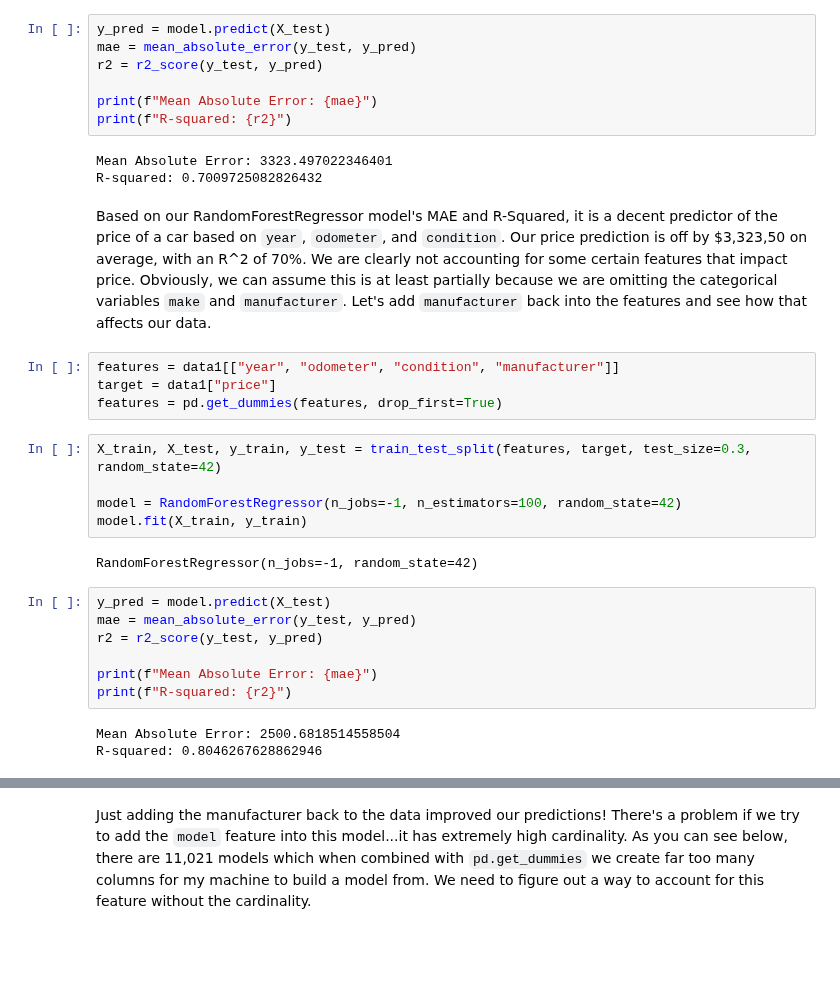
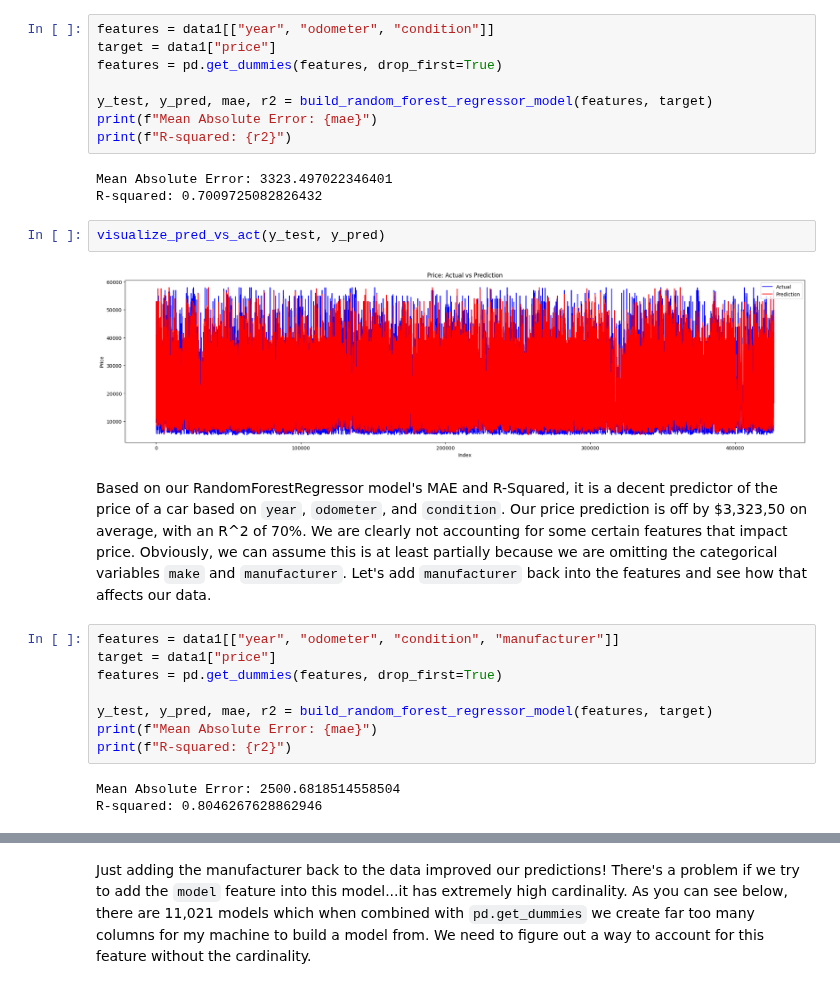
Before and after one commit to dslapelis/ML-AI-11.1, a Jupyter notebook: prompt_II.ipynb, the cells around one changed output, grey strips where cells are left out. Saved outputs shown, nothing was run; the diff lists cells and outputs as text; blank space fills up the shorter version.

```diff
--- a/prompt_II.ipynb
+++ b/prompt_II.ipynb
@@ -245,33 +263,28 @@ RandomForestRegressor(n_jobs=-1, random_state=42)
 # %%
-y_pred = model.predict(X_test)
-mae = mean_absolute_error(y_test, y_pred)
-r2 = r2_score(y_test, y_pred)
+features = data1[["year", "odometer", "condition"]]
+target = data1["price"]
+features = pd.get_dummies(features, drop_first=True)
 
+y_test, y_pred, mae, r2 = build_random_forest_regressor_model(features, target)
 print(f"Mean Absolute Error: {mae}")
 print(f"R-squared: {r2}")
 # %% [output]
 Mean Absolute Error: 3323.497022346401
 R-squared: 0.7009725082826432
+# %%
+visualize_pred_vs_act(y_test, y_pred)
+# %% [output]
+[figure, added]
 # %% [markdown]
 Based on our RandomForestRegressor model's MAE and R-Squared, it is a decent predictor of the price of a car based on `year`, `odometer`, and `condition`. Our price prediction is off by $3,323,50 on average, with an R^2 of 70%. We are clearly not accounting for some certain features that impact price. Obviously, we can assume this is at least partially because we are omitting the categorical variables `make` and `manufacturer`. Let's add `manufacturer` back into the features and see how that affects our data.
 # %%
 features = data1[["year", "odometer", "condition", "manufacturer"]]
 target = data1["price"]
 features = pd.get_dummies(features, drop_first=True)
+
+y_test, y_pred, mae, r2 = build_random_forest_regressor_model(features, target)
+print(f"Mean Absolute Error: {mae}")
+print(f"R-squared: {r2}")
+# %% [output]
+Mean Absolute Error: 2500.6818514558504
+R-squared: 0.8046267628862946
-# %%
-X_train, X_test, y_train, y_test = train_test_split(features, target, test_size=0.3, random_state=42)
-
-model = RandomForestRegressor(n_jobs=-1, n_estimators=100, random_state=42)
-model.fit(X_train, y_train)
-# %% [output]
-RandomForestRegressor(n_jobs=-1, random_state=42)
-# %%
-y_pred = model.predict(X_test)
-mae = mean_absolute_error(y_test, y_pred)
-r2 = r2_score(y_test, y_pred)
-
-print(f"Mean Absolute Error: {mae}")
-print(f"R-squared: {r2}")
-# %% [output]
-Mean Absolute Error: 2500.6818514558504
-R-squared: 0.8046267628862946
```
Also changed, not shown: parts of 15 cells of this notebook.
